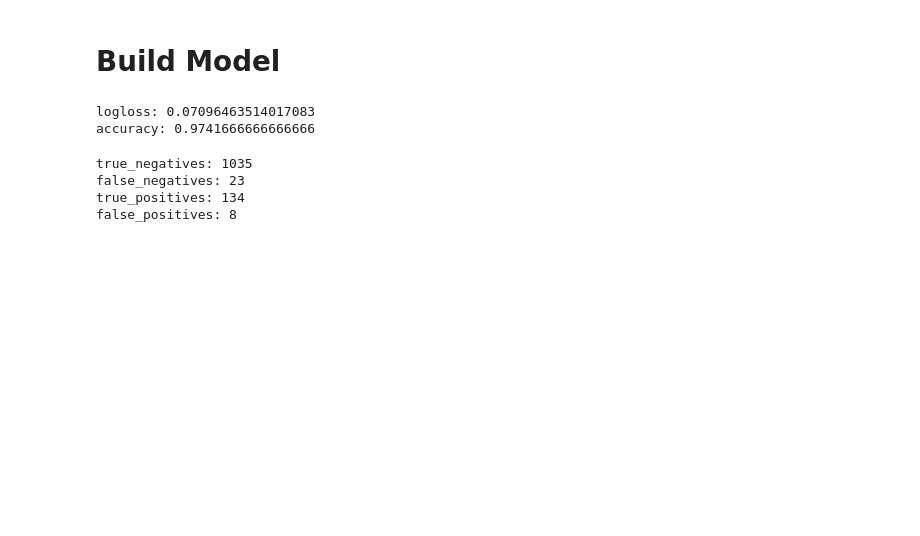
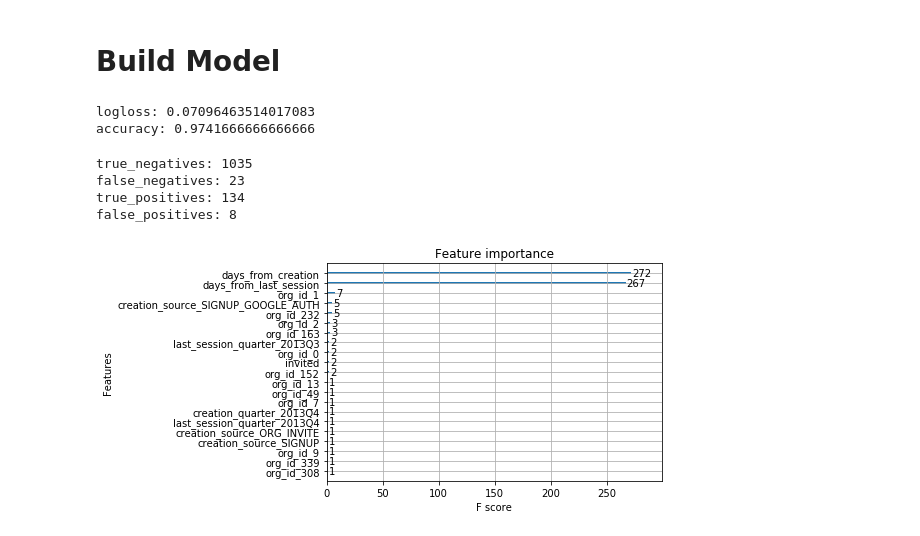
Before and after one commit to albemlee/Springboard, a Jupyter notebook: relax_challenge/solution.ipynb, the cells around one changed output. Cells and saved outputs as stored; diff of their text form; code cells hidden in the pictures; blank space fills up the shorter version.

```diff
--- a/relax_challenge/solution.ipynb
+++ b/relax_challenge/solution.ipynb
@@ -806,11 +851,16 @@ y = users[label]
 X_train, X_test, y_train, y_test = train_test_split(X, y, test_size=0.1, random_state=44)
 # %%
+# Train classifier
 clf = XGBClassifier()
-clf.fit(X_train, y_train)
+clf.fit(X_train, y_train.values.ravel())
+
+# Generate predictions
 probabilities = clf.predict_proba(X_test)
 predictions = clf.predict(X_test)
-logloss_score = log_loss(y_test, probabilities)
-accuracy = accuracy_score(y_test, predictions)
+
+# Calculate model performance
+logloss_score = log_loss(y_test.values.ravel(), probabilities)
+accuracy = accuracy_score(y_test.values.ravel(), predictions)
 # %%
 print('logloss:', logloss_score)
 print('accuracy:', accuracy)
@@ -832,3 +883,9 @@ true_negatives: 1035
 false_negatives: 23
 true_positives: 134
 false_positives: 8
+# %%
+# Plot importance of features
+plot_importance(clf)
+plt.show()
+# %% [output]
+[figure, added]
```
Also changed, not shown: parts of 53 cells of this notebook, 1 other file.
